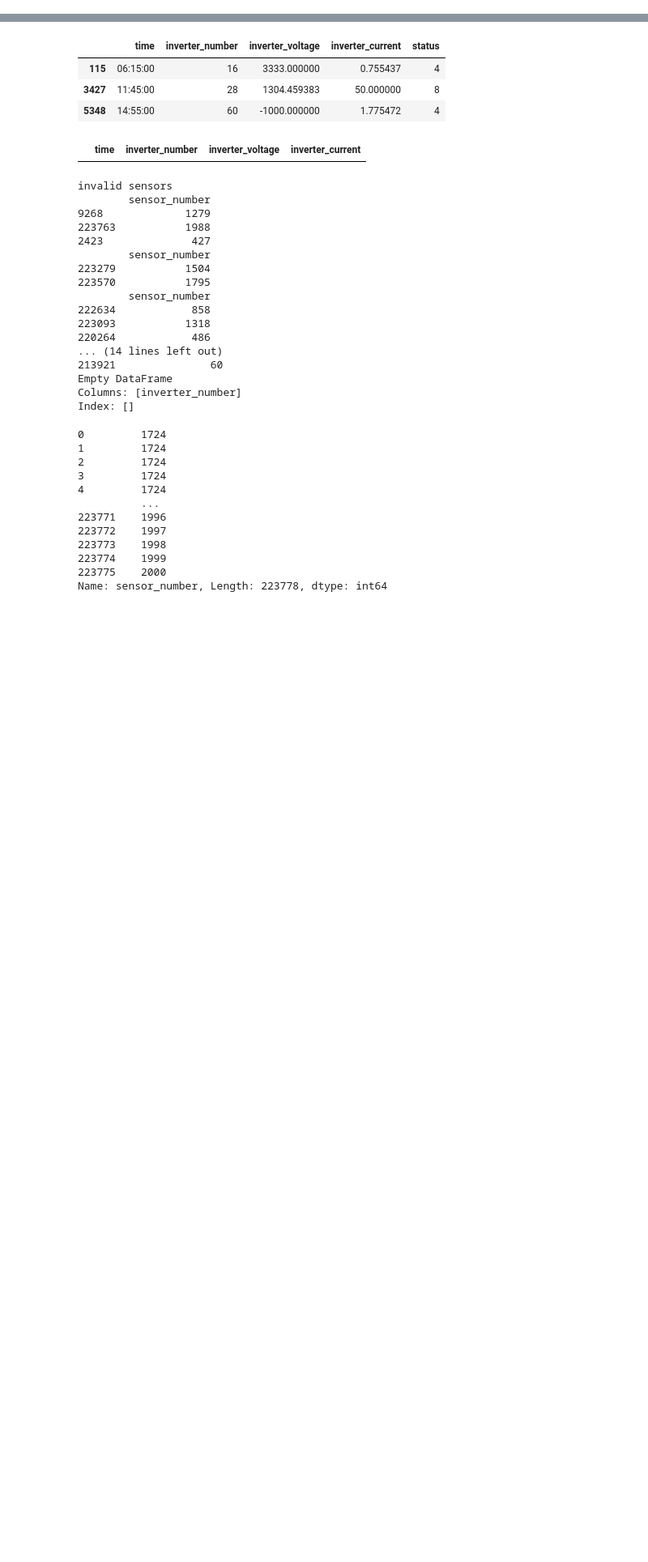
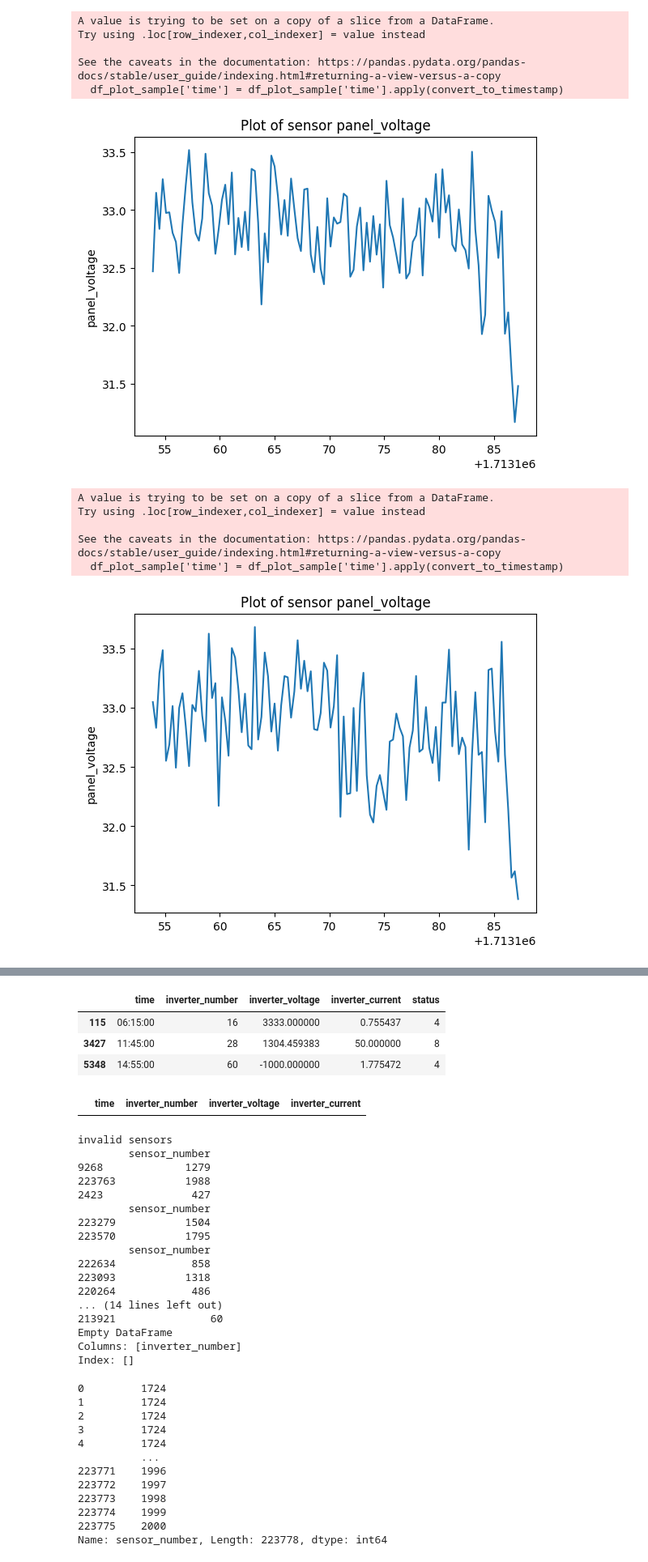
Before and after one commit to Giermek222/adac-iot, a Jupyter notebook: SolarFarmAnanysis.ipynb, the cells around one changed output, grey strips where cells are left out. Shown: that part at 81% size. Saved outputs shown, nothing was run; the diff lists cells and outputs as text; code cells hidden in the pictures; blank space fills up the shorter version.

```diff
--- a/SolarFarmAnanysis.ipynb
+++ b/SolarFarmAnanysis.ipynb
@@ -62,0 +68,47 @@ def recreate_missing_values(df, id_of_object_missing_data):
+# %%
+def plot_sensor(df, id, column_name):
+    df_plot_sample = df[df['sensor_number'] == id]
+    df_plot_sample['time'] = df_plot_sample['time'].apply(convert_to_timestamp)
+    plt.plot(df_plot_sample['time'], df_plot_sample[column_name])
+    plt.xlabel('')
+    plt.ylabel(column_name)
+    plt.title('Plot of sensor ' + column_name)
+    plt.show()
+
+def plot_inverter(df, id, column_name):
+    df_plot_sample = df[df['inverter_number'] == id]
+    df_plot_sample['time'] = df_plot_sample['time'].apply(convert_to_timestamp)
+    plt.plot(df_plot_sample['time'], df_plot_sample[column_name])
+    plt.xlabel('')
+    plt.ylabel(column_name)
+    plt.title('Plot of inverter ' + column_name)
+    plt.show()
+
+def plot_inverter_no_show(df, id, column_name):
+    df_plot_sample = df[df['inverter_number'] == id]
+    df_plot_sample['time'] = df_plot_sample['time'].apply(convert_to_timestamp)
+    plt.plot(df_plot_sample['time'], df_plot_sample[column_name])
+    plt.xlabel('')
+    plt.ylabel(column_name)
+    plt.title('Plot of inverter ' + column_name)
+# %%
+plot_sensor(df_sensors, 1337, 'panel_voltage')
+plot_sensor(df_sensors, 1338, 'panel_voltage')
+plot_sensor(df_sensors, 1336, 'panel_voltage')
+
+plot_sensor(df_sensors, 1337, 'panel_currency')
+plot_sensor(df_sensors, 1338, 'panel_currency')
+plot_sensor(df_sensors, 1336, 'panel_currency')
+# %% [output]
+A value is trying to be set on a copy of a slice from a DataFrame.
+Try using .loc[row_indexer,col_indexer] = value instead
+
+See the caveats in the documentation: https://pandas.pydata.org/pandas-docs/stable/user_guide/indexing.html#returning-a-view-versus-a-copy
+  df_plot_sample['time'] = df_plot_sample['time'].apply(convert_to_timestamp)
+[figure, added]
+A value is trying to be set on a copy of a slice from a DataFrame.
+Try using .loc[row_indexer,col_indexer] = value instead
+
+See the caveats in the documentation: https://pandas.pydata.org/pandas-docs/stable/user_guide/indexing.html#returning-a-view-versus-a-copy
+  df_plot_sample['time'] = df_plot_sample['time'].apply(convert_to_timestamp)
+[figure, added]
```
Also changed, not shown: parts of 15 cells of this notebook.
